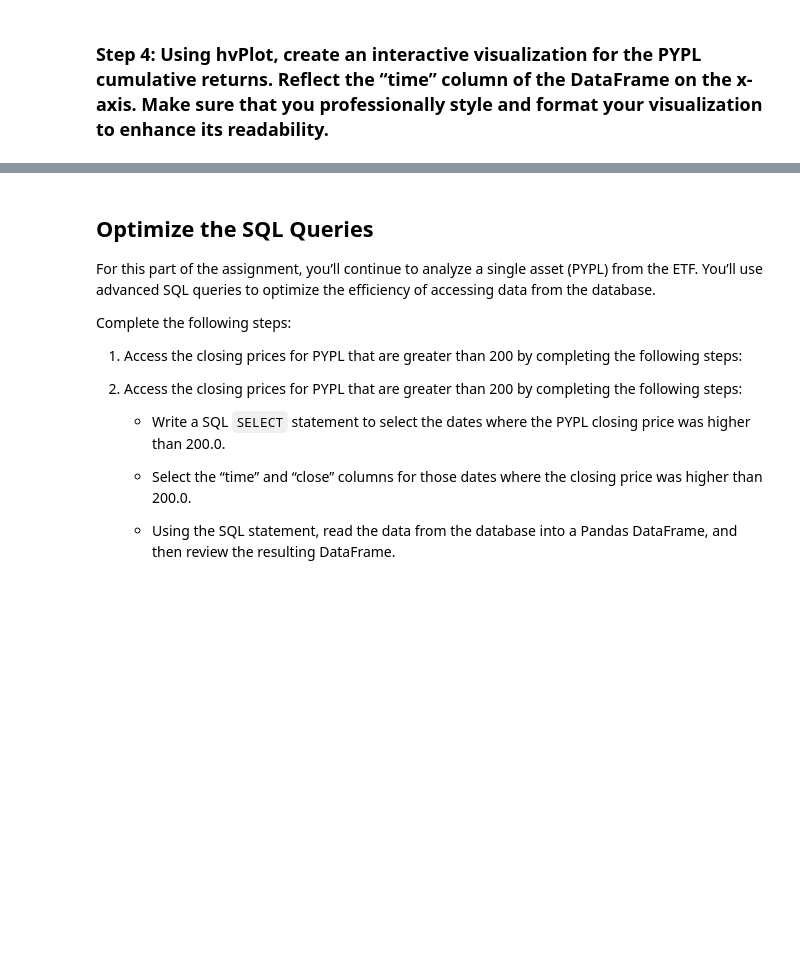
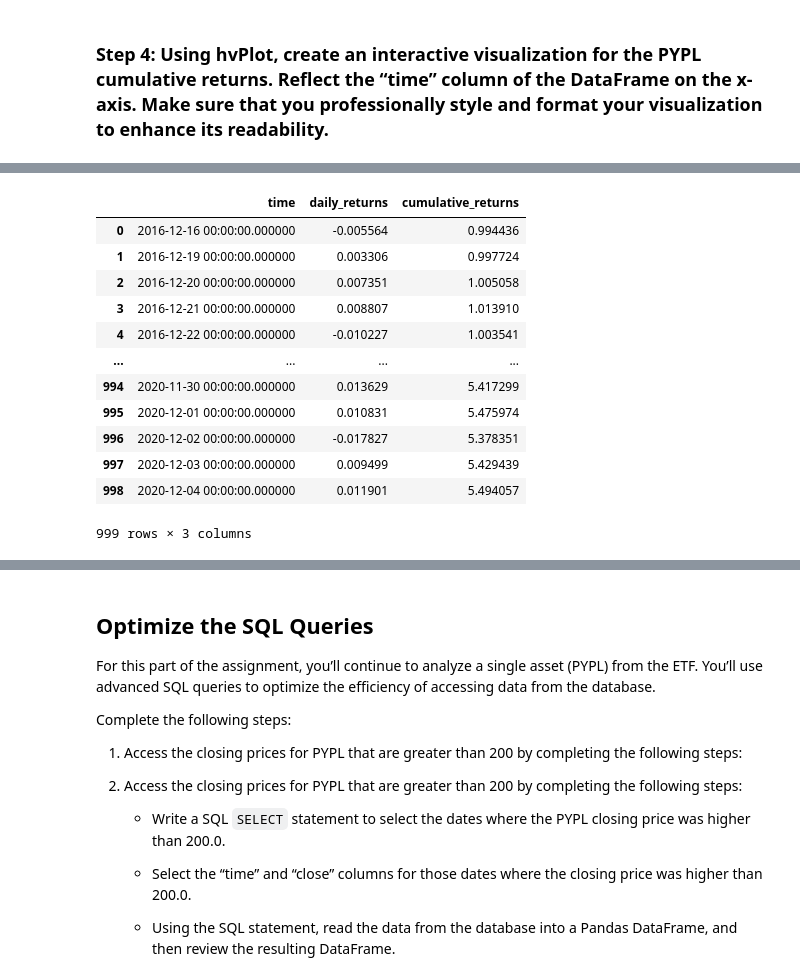
Before and after one commit to billybishop21/etf_analyzer, a Jupyter notebook: etf_analyzer.ipynb, the cells around one changed output, grey strips where cells are left out. Drawn from its saved outputs; the diff is of its cells as text; code cells hidden in the pictures; blank space fills up the shorter version.

```diff
--- a/etf_analyzer.ipynb
+++ b/etf_analyzer.ipynb
@@ -180,3 +180,10 @@ pypl_df.hvplot.line(
 [interactive output not drawn]
 # %% [markdown]
 ### Step 4: Using hvPlot, create an interactive visualization for the PYPL cumulative returns. Reflect the “time” column of the DataFrame on the x-axis. Make sure that you professionally style and format your visualization to enhance its readability.
+# %%
+# Calculate cumulative return and join to pypl_df
+cumulative_returns = np.cumprod(1 + pypl_df['daily_returns'].values)
+# Change cumulative returns to df
+cum_returns_df = pd.DataFrame(cumulative_returns)
+cum_returns_df.columns = ['cumulative_returns']
+cum_returns_df
@@ -183,2 +221,24 @@ pypl_df.hvplot.line(
+# %%
+# Combine df
+joined_df = pd.concat(
+    [pypl_df['time'], pypl_df['daily_returns'], cum_returns_df],
+    axis='columns',
+    join='inner'
+)
+joined_df
+# %% [output]
+|  | time | daily_returns | cumulative_returns |
+| 0 | 2016-12-16 00:00:00.000000 | -0.005564 | 0.994436 |
+| 1 | 2016-12-19 00:00:00.000000 | 0.003306 | 0.997724 |
+| 2 | 2016-12-20 00:00:00.000000 | 0.007351 | 1.005058 |
+| 3 | 2016-12-21 00:00:00.000000 | 0.008807 | 1.013910 |
+| 4 | 2016-12-22 00:00:00.000000 | -0.010227 | 1.003541 |
+| ... | ... | ... | ... |
+| 994 | 2020-11-30 00:00:00.000000 | 0.013629 | 5.417299 |
+| 995 | 2020-12-01 00:00:00.000000 | 0.010831 | 5.475974 |
+| 996 | 2020-12-02 00:00:00.000000 | -0.017827 | 5.378351 |
+| 997 | 2020-12-03 00:00:00.000000 | 0.009499 | 5.429439 |
+| 998 | 2020-12-04 00:00:00.000000 | 0.011901 | 5.494057 |
+999 rows × 3 columns
 # %%
 # Create an interactive visaulization with hvplot to plot the cumulative returns for PYPL.
```
Also changed, not shown: parts of 4 cells of this notebook.
